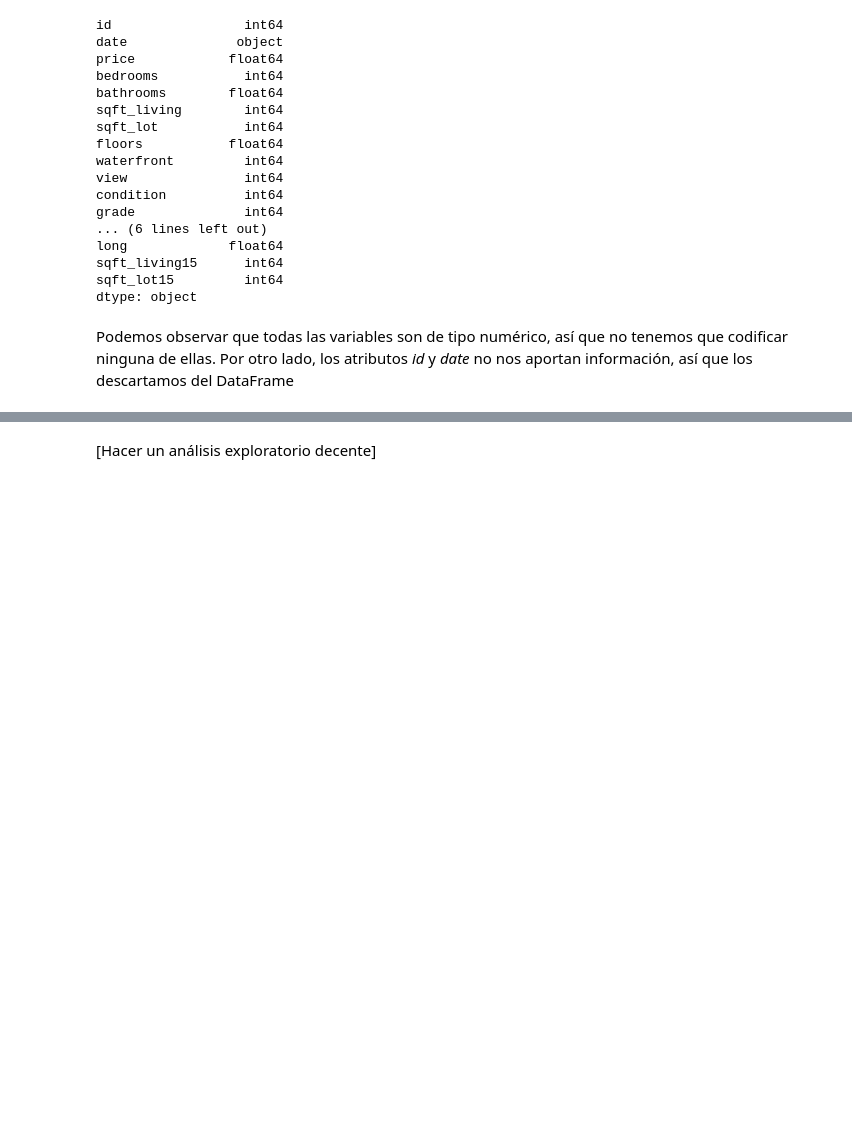
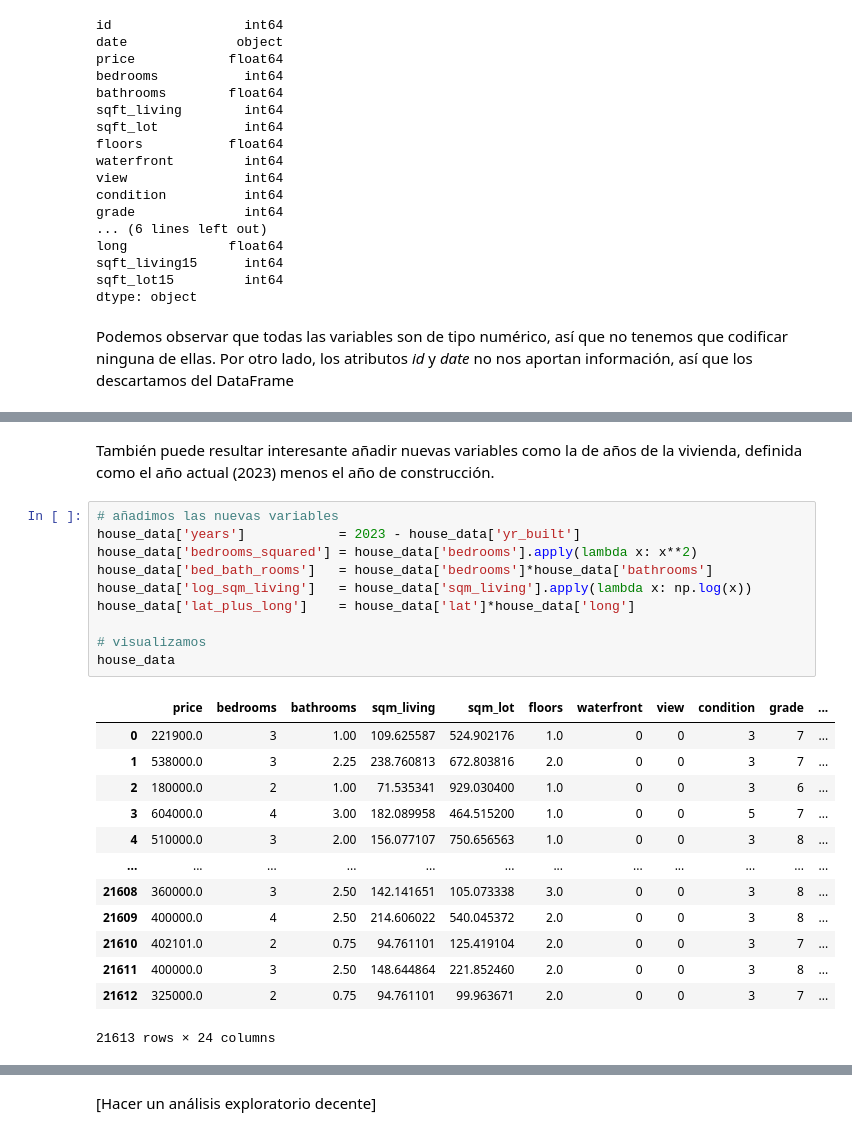
Before and after one commit to DiegoEscanciano/UCM_MACH, a Jupyter notebook: Código/Entrega_DiegoEscanciano.ipynb, the cells around one changed output, grey strips where cells are left out. Saved outputs shown, nothing was run; the diff lists cells and outputs as text; blank space fills up the shorter version.

```diff
--- a/Código/Entrega_DiegoEscanciano.ipynb
+++ b/Código/Entrega_DiegoEscanciano.ipynb
@@ -166,0 +102,26 @@ house_data.describe().T
+# %% [markdown]
+También puede resultar interesante añadir nuevas variables como la de años de la vivienda, definida como el año actual (2023) menos el año de construcción.
+# %%
+# añadimos las nuevas variables
+house_data['years']            = 2023 - house_data['yr_built']
+house_data['bedrooms_squared'] = house_data['bedrooms'].apply(lambda x: x**2)
+house_data['bed_bath_rooms']   = house_data['bedrooms']*house_data['bathrooms']
+house_data['log_sqm_living']   = house_data['sqm_living'].apply(lambda x: np.log(x))
+house_data['lat_plus_long']    = house_data['lat']*house_data['long']
+
+# visualizamos
+house_data
+# %% [output]
+|  | price | bedrooms | bathrooms | sqm_living | sqm_lot | floors | waterfront | view | condition | grade | ... |
+| 0 | 221900.0 | 3 | 1.00 | 109.625587 | 524.902176 | 1.0 | 0 | 0 | 3 | 7 | ... |
+| 1 | 538000.0 | 3 | 2.25 | 238.760813 | 672.803816 | 2.0 | 0 | 0 | 3 | 7 | ... |
+| 2 | 180000.0 | 2 | 1.00 | 71.535341 | 929.030400 | 1.0 | 0 | 0 | 3 | 6 | ... |
+| 3 | 604000.0 | 4 | 3.00 | 182.089958 | 464.515200 | 1.0 | 0 | 0 | 5 | 7 | ... |
+| 4 | 510000.0 | 3 | 2.00 | 156.077107 | 750.656563 | 1.0 | 0 | 0 | 3 | 8 | ... |
+| ... | ... | ... | ... | ... | ... | ... | ... | ... | ... | ... | ... |
+| 21608 | 360000.0 | 3 | 2.50 | 142.141651 | 105.073338 | 3.0 | 0 | 0 | 3 | 8 | ... |
+| 21609 | 400000.0 | 4 | 2.50 | 214.606022 | 540.045372 | 2.0 | 0 | 0 | 3 | 8 | ... |
+| 21610 | 402101.0 | 2 | 0.75 | 94.761101 | 125.419104 | 2.0 | 0 | 0 | 3 | 7 | ... |
+| 21611 | 400000.0 | 3 | 2.50 | 148.644864 | 221.852460 | 2.0 | 0 | 0 | 3 | 8 | ... |
+| 21612 | 325000.0 | 2 | 0.75 | 94.761101 | 99.963671 | 2.0 | 0 | 0 | 3 | 7 | ... |
+21613 rows × 24 columns
```
Also changed, not shown: parts of 24 cells of this notebook.
